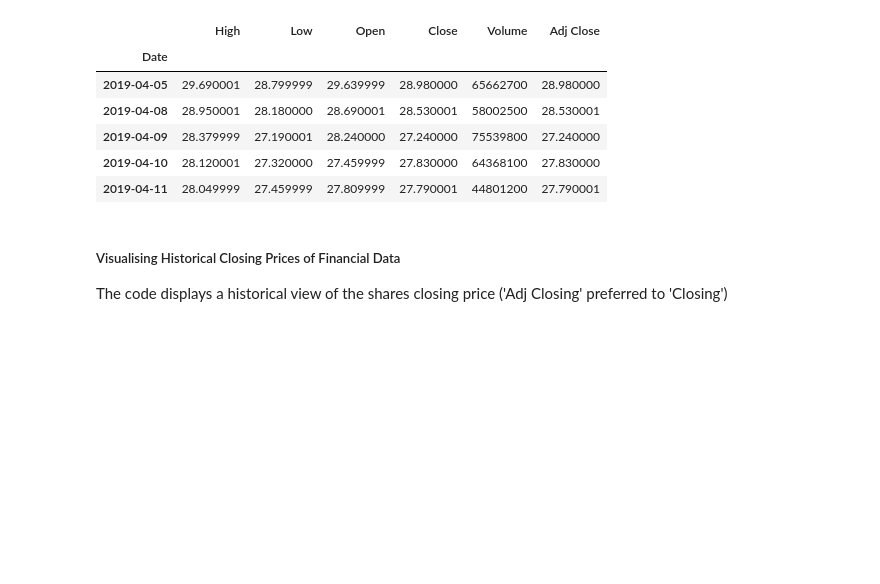
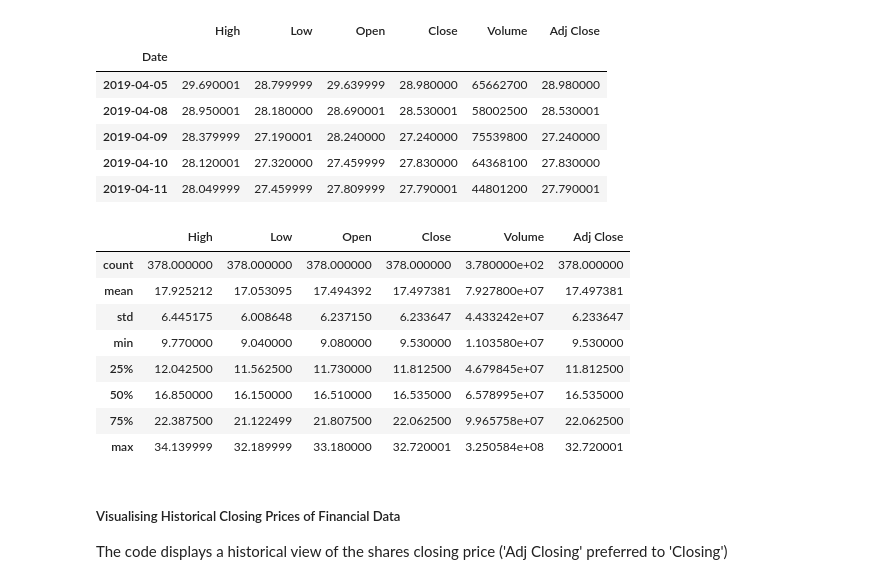
Before and after one commit to TrevorMcDougald/CS4315, a Jupyter notebook: Project.ipynb, the cells around one changed output. Cells and saved outputs as stored; diff of their text form; code cells hidden in the pictures; blank space fills up the shorter version.

```diff
--- a/Project.ipynb
+++ b/Project.ipynb
@@ -140,8 +140,16 @@ AMD.tail()
 | 2019-04-11 | 28.049999 | 27.459999 | 27.809999 | 27.790001 | 44801200 | 27.790001 |
 # %%
 AMD.describe()
-
-x = 3
+# %% [output]
+|  | High | Low | Open | Close | Volume | Adj Close |
+| count | 378.000000 | 378.000000 | 378.000000 | 378.000000 | 3.780000e+02 | 378.000000 |
+| mean | 17.925212 | 17.053095 | 17.494392 | 17.497381 | 7.927800e+07 | 17.497381 |
+| std | 6.445175 | 6.008648 | 6.237150 | 6.233647 | 4.433242e+07 | 6.233647 |
+| min | 9.770000 | 9.040000 | 9.080000 | 9.530000 | 1.103580e+07 | 9.530000 |
+| 25% | 12.042500 | 11.562500 | 11.730000 | 11.812500 | 4.679845e+07 | 11.812500 |
+| 50% | 16.850000 | 16.150000 | 16.510000 | 16.535000 | 6.578995e+07 | 16.535000 |
+| 75% | 22.387500 | 21.122499 | 21.807500 | 22.062500 | 9.965758e+07 | 22.062500 |
+| max | 34.139999 | 32.189999 | 33.180000 | 32.720001 | 3.250584e+08 | 32.720001 |
 # %% [markdown]
 ##### Visualising Historical Closing Prices of Financial Data
 
```
Also changed, not shown: 1 other file.
